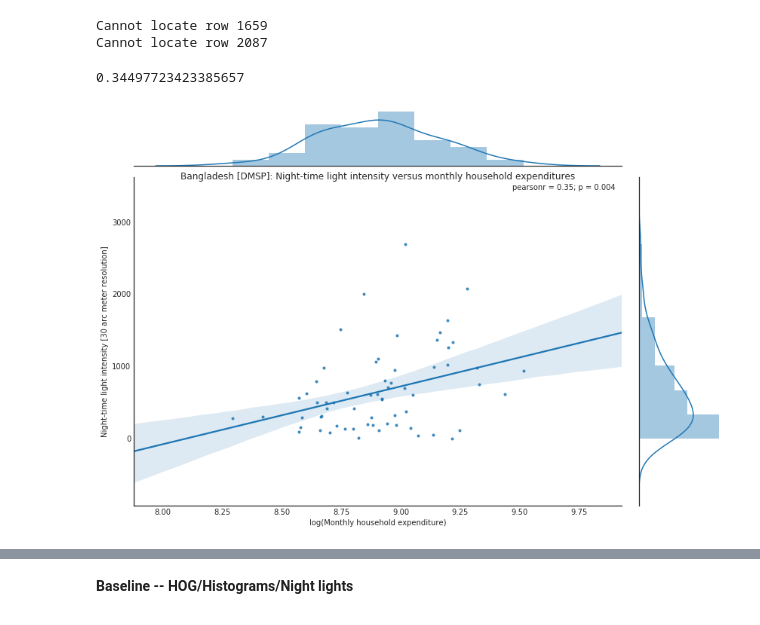
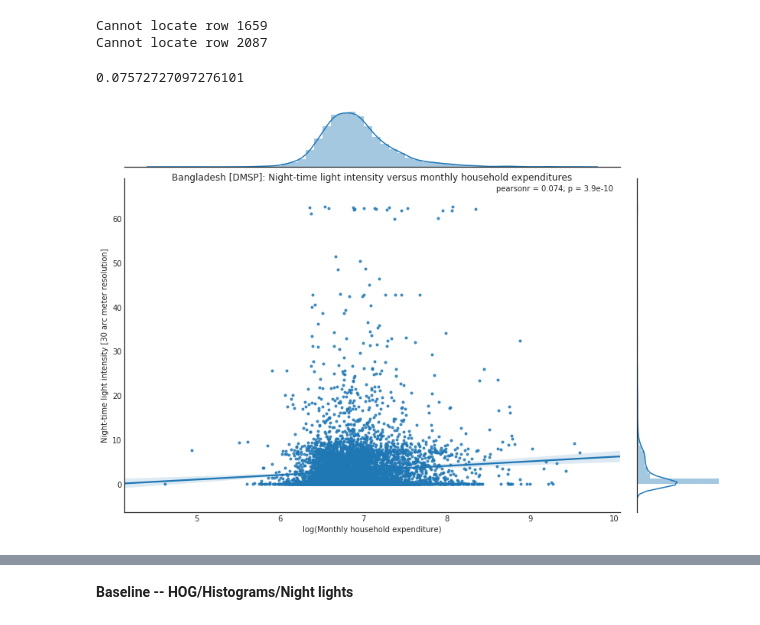
Before and after one commit to chrisyeh96/india-poverty, a Jupyter notebook: baselines/baselines.ipynb, the cells around one changed output, grey strips where cells are left out. Cells and saved outputs as stored; diff of their text form; code cells hidden in the pictures.

```diff
--- a/baselines/baselines.ipynb
+++ b/baselines/baselines.ipynb
@@ -179 +197,14 @@ df_viirs_filt = df_viirs[df_viirs["totexp_m"] > 0]
+# %%
+diameter = 7
+for i, idx in enumerate(india.index):
+  lat = india["latitude"][idx]
+  lng = india["longitude"][idx]
+  if np.isnan(lat) or np.isnan(lng):
+    continue
+  x, y = viirs_props.lonlat2colrow(lng, lat)
+  patch = viirs_tif.ReadAsArray(x - diameter // 2, y - diameter // 2, diameter, diameter)
+  if patch is None:
+    pass
+  else:
+    viirs_night_intensities["india"][i] = np.mean(patch)
 # %%
@@ -222,14 +232,15 @@ dmsp_props = GeoProps()
 dmsp_props.import_geogdal(dmsp_tif)
 # %%
 dmsp_night_intensities = {
+  "india": np.zeros(len(india)),
   "bangladesh": np.zeros(len(bangladesh_2015)),
   "bangladesh_grouped": np.zeros(len(bangladesh_grouped))
 }
 # %%
-diameter = 5
+diameter = 7
 for i, idx in enumerate(bangladesh_2015.index):
-  lat = bangladesh_2015["lat"][idx]
-  lng = bangladesh_2015["long"][idx]
+  lat = bangladesh_2015["lat1"][idx]
+  lng = bangladesh_2015["long1"][idx]
   if np.isnan(lat) or np.isnan(lng):
     print("Cannot locate row {}".format(idx))
     continue
@@ -238,7 +249,7 @@ for i, idx in enumerate(bangladesh_2015.index):
   if patch is None:
     print("No entry for row {}".format(idx))
   else:
-    dmsp_night_intensities["bangladesh"][i] = np.max(patch)
+    dmsp_night_intensities["bangladesh"][i] = np.mean(patch)
 # %% [output]
 Cannot locate row 1659
 Cannot locate row 2087
@@ -246,3 +257,21 @@ Cannot locate row 2087
 for i, idx in enumerate(bangladesh_2015.index):
   district = bangladesh_2015["District"][i]
   dmsp_night_intensities["bangladesh_grouped"][district_to_idx[district]] += dmsp_night_intensities["bangladesh"][i]
+# %%
+df_dmsp = pd.concat([pd.Series(dmsp_night_intensities["bangladesh"], name="dmsp"),
+                     bangladesh_2015["totexp_m_pc"],
+                      bangladesh_2015["a01"]], axis=1)
+df_dmsp_filt = df_dmsp[df_dmsp["totexp_m_pc"] > 0]
+# %%
+pearsonr(df_dmsp_filt["totexp_m_pc"], df_dmsp_filt["dmsp"])
+# %% [output]
+0.07572727097276101
+# %%
+fig = sns.jointplot(np.log(df_dmsp_filt["totexp_m_pc"]), df_dmsp_filt["dmsp"],
+                    kind="reg", size=8, marker=".")
+fig.fig.set_size_inches((12, 8))
+fig.ax_joint.set(ylabel="Night-time light intensity [30 arc meter resolution]",
+                 xlabel="log(Monthly household expenditure)")
+fig.ax_joint.set_title("Bangladesh [DMSP]: Night-time light intensity versus monthly household expenditures", y=0.98);
+# %% [output]
+[figure, added]
@@ -258,13 +295,0 @@ df_dmsp_filt = df_dmsp[df_dmsp["totexp_m"] > 0]
-# %%
-df_dmsp_filt["totexp_m"].corr(df_dmsp_filt["dmsp"])
-# %% [output]
-0.34497723423385657
-# %%
-fig = sns.jointplot(np.log(df_dmsp_filt["totexp_m"]), df_dmsp_filt["dmsp"],
-                    kind="reg", size=8, marker=".")
-fig.fig.set_size_inches((12, 8))
-fig.ax_joint.set(ylabel="Night-time light intensity [30 arc meter resolution]",
-                 xlabel="log(Monthly household expenditure)")
-fig.ax_joint.set_title("Bangladesh [DMSP]: Night-time light intensity versus monthly household expenditures", y=0.98);
-# %% [output]
-[figure, removed]
```
Also changed, not shown: parts of 56 cells of this notebook.
